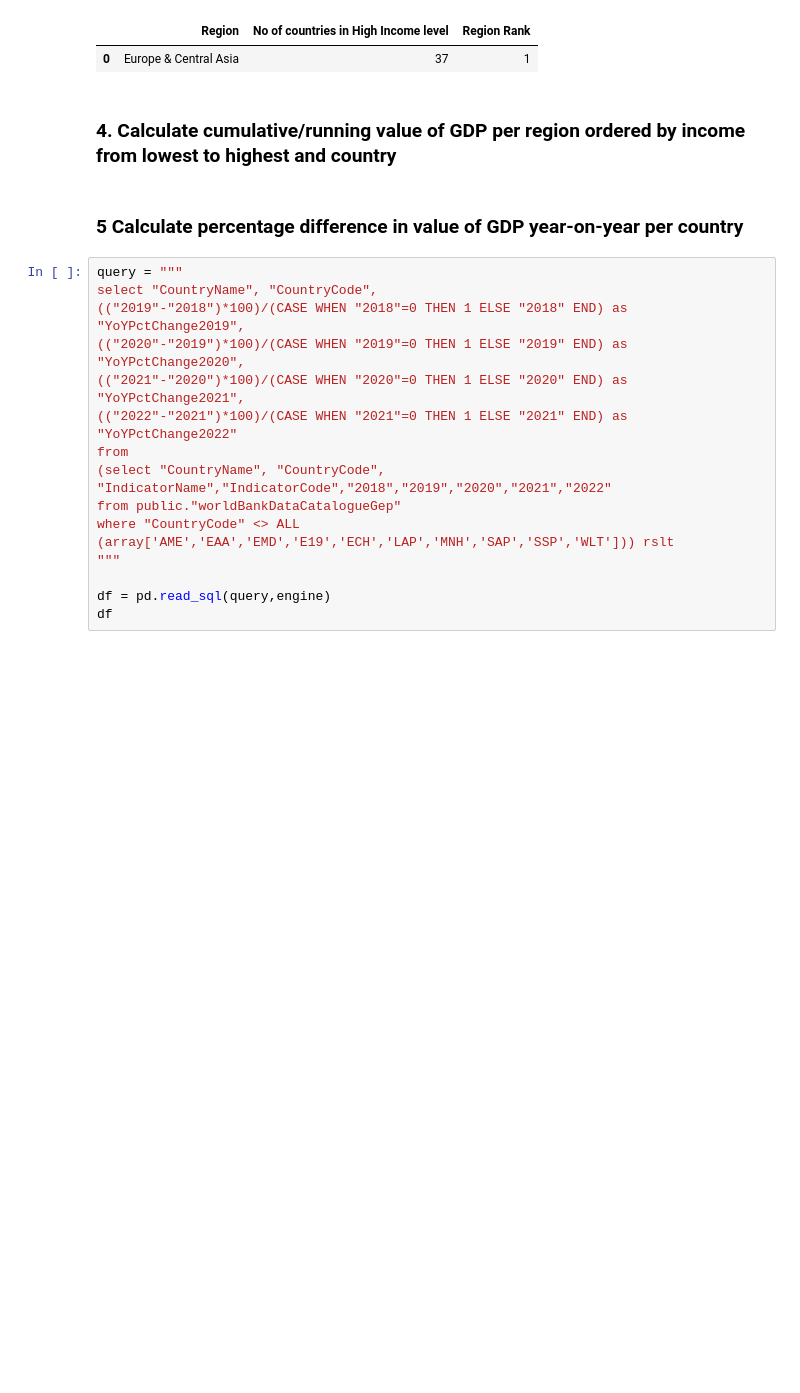
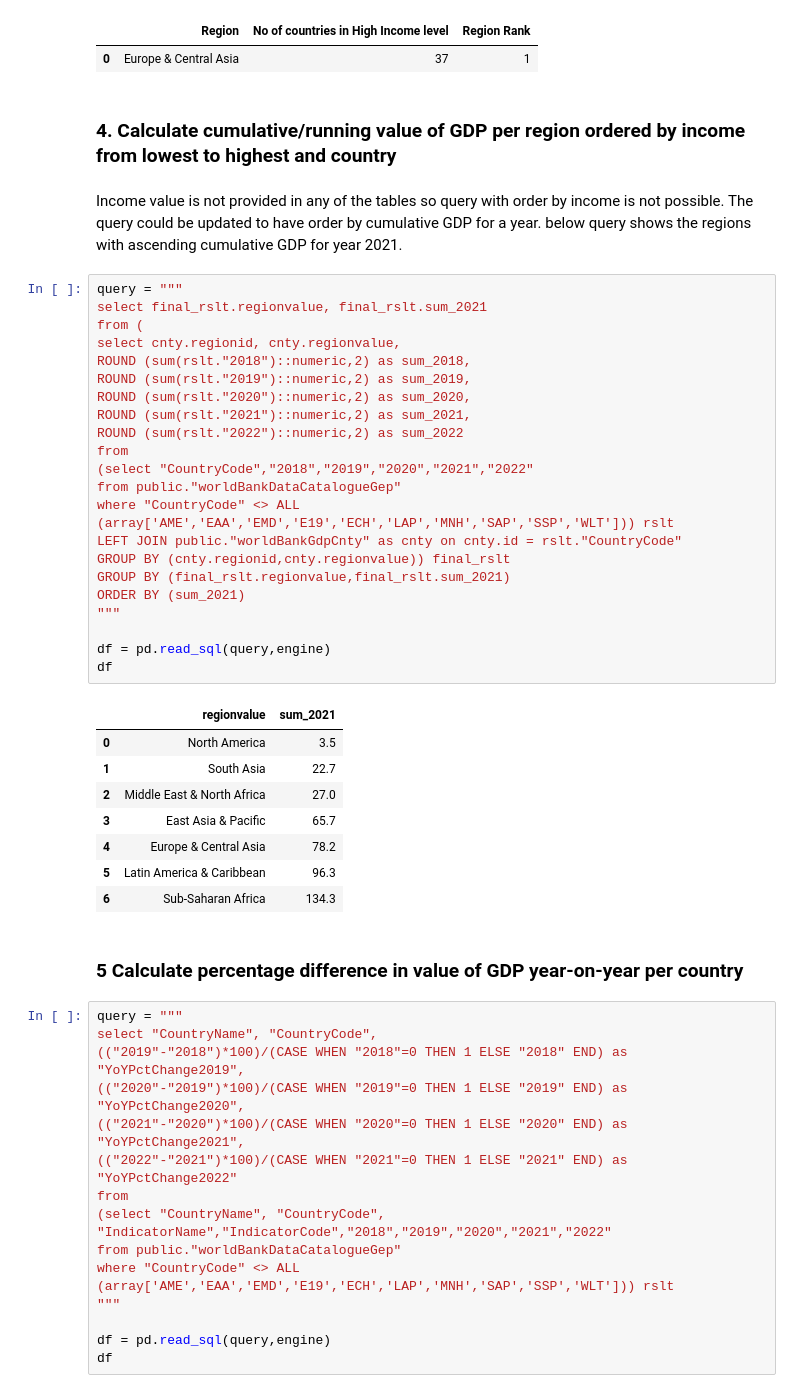
Before and after one commit to ArunKoshy07/WorldBankDataAnalysis, a Jupyter notebook: notebooks/gdpdataanalysis01.ipynb, the cells around one changed output. Drawn from its saved outputs; the diff is of its cells as text; blank space fills up the shorter version.

```diff
--- a/notebooks/gdpdataanalysis01.ipynb
+++ b/notebooks/gdpdataanalysis01.ipynb
@@ -216,6 +216,41 @@ df
 | 0 | Europe & Central Asia | 37 | 1 |
 # %% [markdown]
 ### 4. Calculate cumulative/running value of GDP per region ordered by income from lowest to highest and country
+# %% [markdown]
+Income value is not provided in any of the tables so query with order by income is not possible.
+The query could be updated to have order by cumulative GDP for a year.  below query shows the regions
+with ascending cumulative GDP for year 2021.
+# %%
+query = """
+select final_rslt.regionvalue, final_rslt.sum_2021
+from (
+select cnty.regionid, cnty.regionvalue,
+ROUND (sum(rslt."2018")::numeric,2) as sum_2018,
+ROUND (sum(rslt."2019")::numeric,2) as sum_2019,
+ROUND (sum(rslt."2020")::numeric,2) as sum_2020,
+ROUND (sum(rslt."2021")::numeric,2) as sum_2021,
+ROUND (sum(rslt."2022")::numeric,2) as sum_2022
+from
+(select "CountryCode","2018","2019","2020","2021","2022"
+from public."worldBankDataCatalogueGep"
+where "CountryCode" <> ALL (array['AME','EAA','EMD','E19','ECH','LAP','MNH','SAP','SSP','WLT'])) rslt
+LEFT JOIN public."worldBankGdpCnty" as cnty on cnty.id = rslt."CountryCode"
+GROUP BY (cnty.regionid,cnty.regionvalue)) final_rslt
+GROUP BY (final_rslt.regionvalue,final_rslt.sum_2021)
+ORDER BY (sum_2021)
+"""
+
+df = pd.read_sql(query,engine)
+df
+# %% [output]
+|  | regionvalue | sum_2021 |
+| 0 | North America | 3.5 |
+| 1 | South Asia | 22.7 |
+| 2 | Middle East & North Africa | 27.0 |
+| 3 | East Asia & Pacific | 65.7 |
+| 4 | Europe & Central Asia | 78.2 |
+| 5 | Latin America & Caribbean | 96.3 |
+| 6 | Sub-Saharan Africa | 134.3 |
 # %% [markdown]
 ### 5 Calculate percentage difference in value of GDP year-on-year per country
 # %%
```
